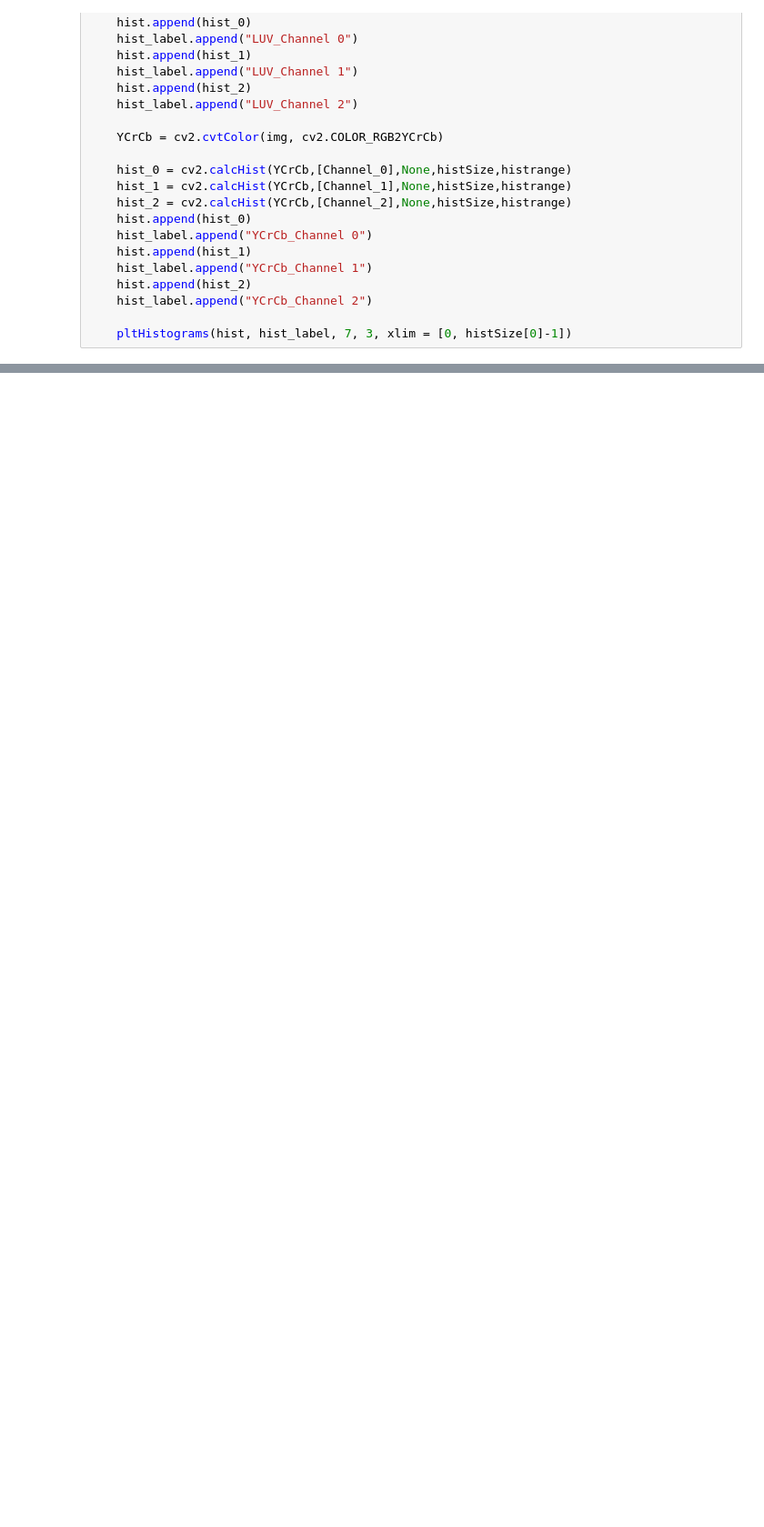
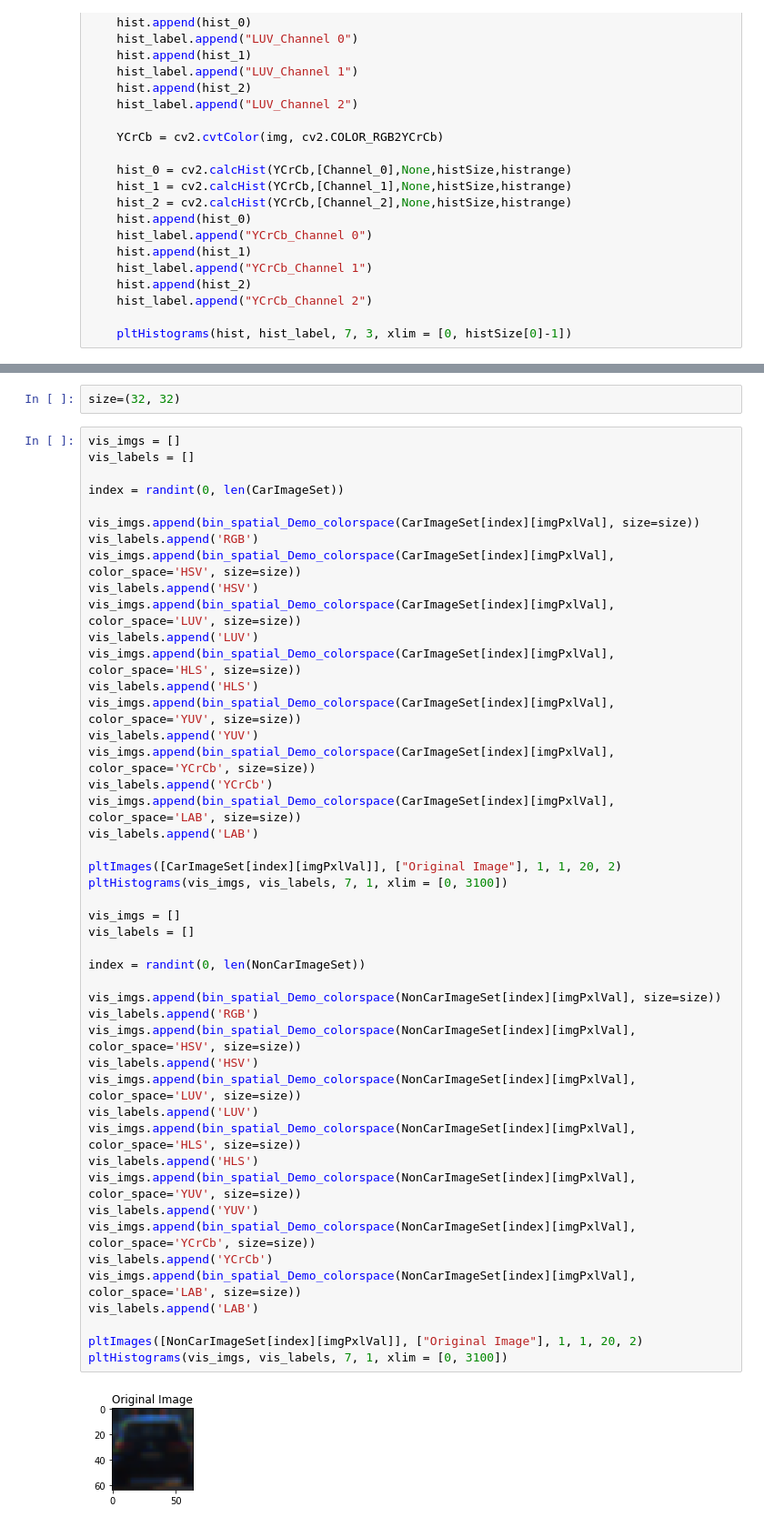
Before and after one commit to eslamsherif/CarND_Project05VehicleDetectionAndTracking, a Jupyter notebook: Vehicle Detection and Tracking Project.ipynb, the cells around one changed output, grey strips where cells are left out. Shown at 91% size. Cells and saved outputs as stored; diff of their text form; blank space fills up the shorter version.

```diff
--- a/Vehicle Detection and Tracking Project.ipynb
+++ b/Vehicle Detection and Tracking Project.ipynb
@@ -206,0 +265,50 @@ ExploreColorSpaceHistogram(NonCarImage[0])
+# %%
+size=(32, 32)
+# %%
+vis_imgs = []
+vis_labels = []
+
+index = randint(0, len(CarImageSet))
+
+vis_imgs.append(bin_spatial_Demo_colorspace(CarImageSet[index][imgPxlVal], size=size))
+vis_labels.append('RGB')
+vis_imgs.append(bin_spatial_Demo_colorspace(CarImageSet[index][imgPxlVal], color_space='HSV', size=size))
+vis_labels.append('HSV')
+vis_imgs.append(bin_spatial_Demo_colorspace(CarImageSet[index][imgPxlVal], color_space='LUV', size=size))
+vis_labels.append('LUV')
+vis_imgs.append(bin_spatial_Demo_colorspace(CarImageSet[index][imgPxlVal], color_space='HLS', size=size))
+vis_labels.append('HLS')
+vis_imgs.append(bin_spatial_Demo_colorspace(CarImageSet[index][imgPxlVal], color_space='YUV', size=size))
+vis_labels.append('YUV')
+vis_imgs.append(bin_spatial_Demo_colorspace(CarImageSet[index][imgPxlVal], color_space='YCrCb', size=size))
+vis_labels.append('YCrCb')
+vis_imgs.append(bin_spatial_Demo_colorspace(CarImageSet[index][imgPxlVal], color_space='LAB', size=size))
+vis_labels.append('LAB')
+
+pltImages([CarImageSet[index][imgPxlVal]], ["Original Image"], 1, 1, 20, 2)
+pltHistograms(vis_imgs, vis_labels, 7, 1, xlim = [0, 3100])
+
+vis_imgs = []
+vis_labels = []
+
+index = randint(0, len(NonCarImageSet))
+
+vis_imgs.append(bin_spatial_Demo_colorspace(NonCarImageSet[index][imgPxlVal], size=size))
+vis_labels.append('RGB')
+vis_imgs.append(bin_spatial_Demo_colorspace(NonCarImageSet[index][imgPxlVal], color_space='HSV', size=size))
+vis_labels.append('HSV')
+vis_imgs.append(bin_spatial_Demo_colorspace(NonCarImageSet[index][imgPxlVal], color_space='LUV', size=size))
+vis_labels.append('LUV')
+vis_imgs.append(bin_spatial_Demo_colorspace(NonCarImageSet[index][imgPxlVal], color_space='HLS', size=size))
+vis_labels.append('HLS')
+vis_imgs.append(bin_spatial_Demo_colorspace(NonCarImageSet[index][imgPxlVal], color_space='YUV', size=size))
+vis_labels.append('YUV')
+vis_imgs.append(bin_spatial_Demo_colorspace(NonCarImageSet[index][imgPxlVal], color_space='YCrCb', size=size))
+vis_labels.append('YCrCb')
+vis_imgs.append(bin_spatial_Demo_colorspace(NonCarImageSet[index][imgPxlVal], color_space='LAB', size=size))
+vis_labels.append('LAB')
+
+pltImages([NonCarImageSet[index][imgPxlVal]], ["Original Image"], 1, 1, 20, 2)
+pltHistograms(vis_imgs, vis_labels, 7, 1, xlim = [0, 3100])
+# %% [output]
+[figure, added]
```
Also changed, not shown: parts of 19 cells of this notebook.
